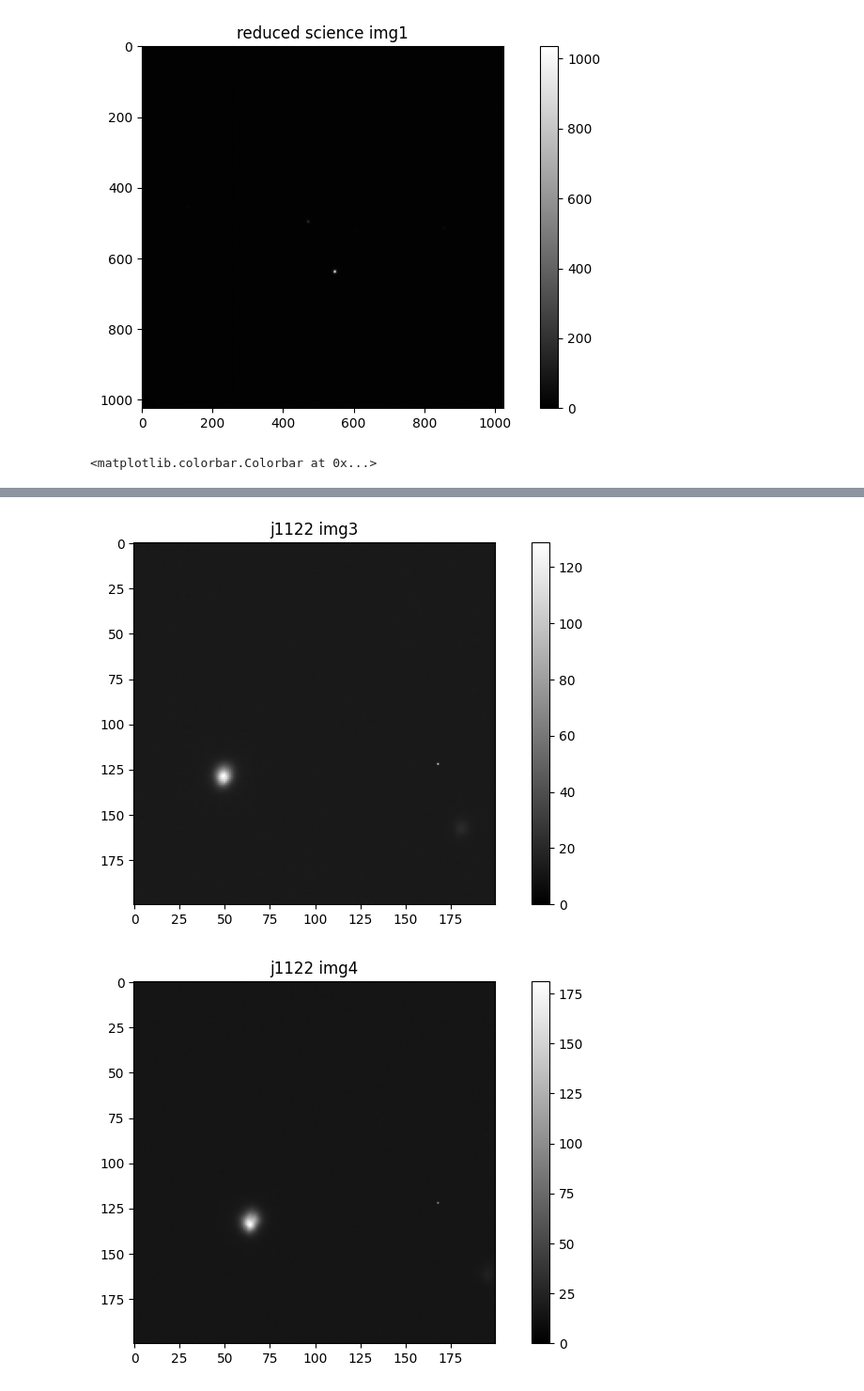
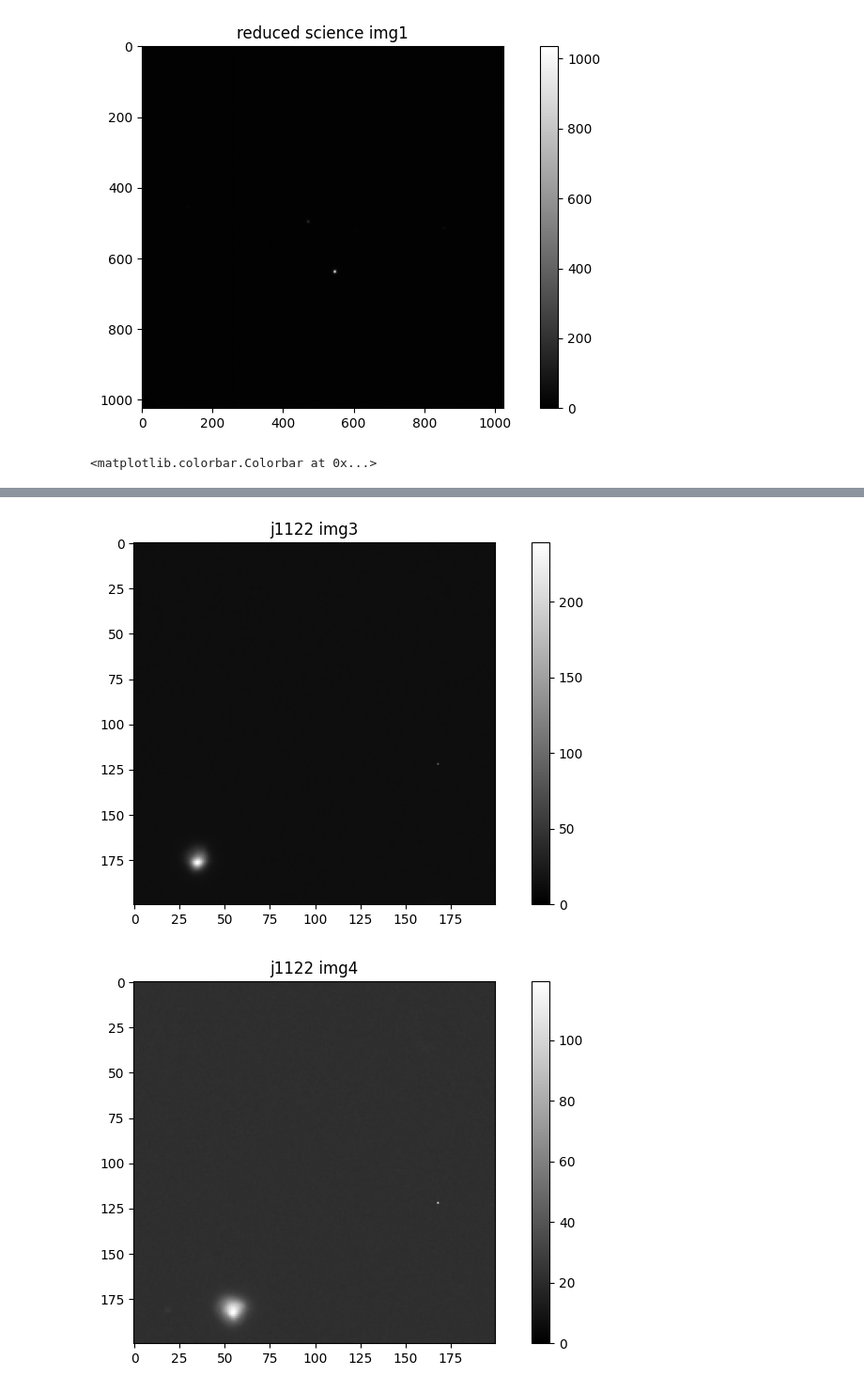
Before and after one commit to lucamenotti/astr136_lab, a Jupyter notebook: lab1_astr136.ipynb, the cells around one changed output, grey strips where cells are left out. Shown at 94% size. Drawn from its saved outputs; the diff is of its cells as text; code cells hidden in the pictures.

```diff
--- a/lab1_astr136.ipynb
+++ b/lab1_astr136.ipynb
@@ -17,18 +17,18 @@ from scipy.interpolate import CubicSpline
 # datapath
 datapath = '/home/lmenotti/ASTR136/lab1_astr136/data'
 #lists of files, seperating by data type. grabbing files and organizing them using glob. all are reduced images except science_list and cal4_raw, to get headers
-bias_list = glob(f'{datapath}/master_bias.fits')
-dflat_list = glob(f'{datapath}/dome_flat.fits')
-sflat_list = glob(f'{datapath}/sky_flat.fits')
+bias_list =  glob(f'{datapath}/fridaybias.fits')+glob(f'{datapath}/master_bias.fits')
+dflat_list =  glob(f'{datapath}/fridaydome.fits')+glob(f'{datapath}/dome_flat.fits')
+sflat_list =  glob(f'{datapath}/fridaysky.fits')+glob(f'{datapath}/sky_flat.fits')
 # calibration stars
 cal1_path = glob(f'{datapath}/cal1.fits')
 cal2_path  = glob(f'{datapath}/cal2.fits')
 # use this one
-cal4_path = glob(f'{datapath}/cal4.fits')
+cal4_path = glob(f'{datapath}/fridaycal4.fits')+glob(f'{datapath}/cal4.fits')
 # raw cal images to get headers
-cal4_raw_path = glob(f'{datapath}/d18[7-9].fits')+glob(f'{datapath}/d19[0-1].fits')
+cal4_raw_path = glob(f'{datapath}/d16[4-8]x.fits')+glob(f'{datapath}/d18[7-9].fits')+glob(f'{datapath}/d19[0-1].fits')
 # science images, not reduced
-science_list = glob(f'{datapath}/d19[2-6].fits') + glob(f'{datapath}/d23[3-7].fits') + glob(f'{datapath}/d25[8-9].fits')+glob(f'{datapath}/d26[0-2].fits') + glob(f'{datapath}/d27[8-9].fits')+ glob(f'{datapath}/d28[0-2].fits')
+science_list = glob(f'{datapath}/d169x.fits') + glob(f'{datapath}/d17[0-3]x.fits') + glob(f'{datapath}/d20[4-8]x.fits')+glob(f'{datapath}/d229x.fits') + glob(f'{datapath}/d23[0-3]x.fits')+ glob(f'{datapath}/d249x.fits')+ glob(f'{datapath}/d25[0-3]x.fits')+glob(f'{datapath}/d19[2-6].fits') + glob(f'{datapath}/d23[3-7].fits') + glob(f'{datapath}/d25[8-9].fits')+glob(f'{datapath}/d26[0-2].fits') + glob(f'{datapath}/d27[8-9].fits')+ glob(f'{datapath}/d28[0-2].fits')
 # reduced science images
-science_reduced_list = glob(f'{datapath}/j1122.fits')
+science_reduced_list = glob(f'{datapath}/fridayj1122.fits')+glob(f'{datapath}/j1122.fits')
 # %%
@@ -68,5 +81,5 @@ for i in cal4_raw_path:
         cal4_header.append(hdul[0].header)
         cal4_raw.append(hdul[0].data)
     index = index+1
-    if index > 4:
+    if index > 9:
         break
@@ -73,11 +90,15 @@ for i in cal4_raw_path:
 # %%
 # opening all reduced science images, adding to list
+science_reduced =[]
 with fits.open(science_reduced_list[0]) as hdul:
-    science_reduced=hdul[0].data
+    science_reduced.append(hdul[0].data)
+with fits.open(science_reduced_list[1]) as hdul:
+    science_reduced.append(hdul[0].data)
 
 # "zooming in" on the object we are interested in
 j1122 = []
 for i in science_reduced:
-    j1122.append(i[400:600, 400:600])
+    for j in i:
+        j1122.append(j[400:600, 400:600])
 # %%
 plt.figure("master bias", figsize=(10,5))
@@ -131,5 +152,25 @@ plt.figure("j1122 img4", figsize=(10,5))
 plt.imshow(j1122[3], cmap="grey", vmin=0)
 plt.title('j1122 img4')
 plt.colorbar()
+
+plt.figure("j1122 img5", figsize=(10,5))
+plt.imshow(j1122[4], cmap="grey", vmin=0)
+plt.title('j1122 img5')
+plt.colorbar()
+
+plt.figure("j1122 img6", figsize=(10,5))
+plt.imshow(j1122[5], cmap="grey", vmin=0)
+plt.title('j1122 img6')
+plt.colorbar()
+
+plt.figure("j1122 img7", figsize=(10,5))
+plt.imshow(j1122[6], cmap="grey", vmin=0)
+plt.title('j1122 img7')
+plt.colorbar()
+
+plt.figure("j1122 img8", figsize=(10,5))
+plt.imshow(j1122[7], cmap="grey", vmin=0)
+plt.title('j1122 img8')
+plt.colorbar()
 # %% [output]
 <matplotlib.colorbar.Colorbar at 0x...>
@@ -138,2 +179,2 @@ plt.colorbar()
-[figure, old version]
+[figure, new version]
-[figure, old version]
+[figure, new version]
```
Also changed, not shown: parts of 25 cells of this notebook.
